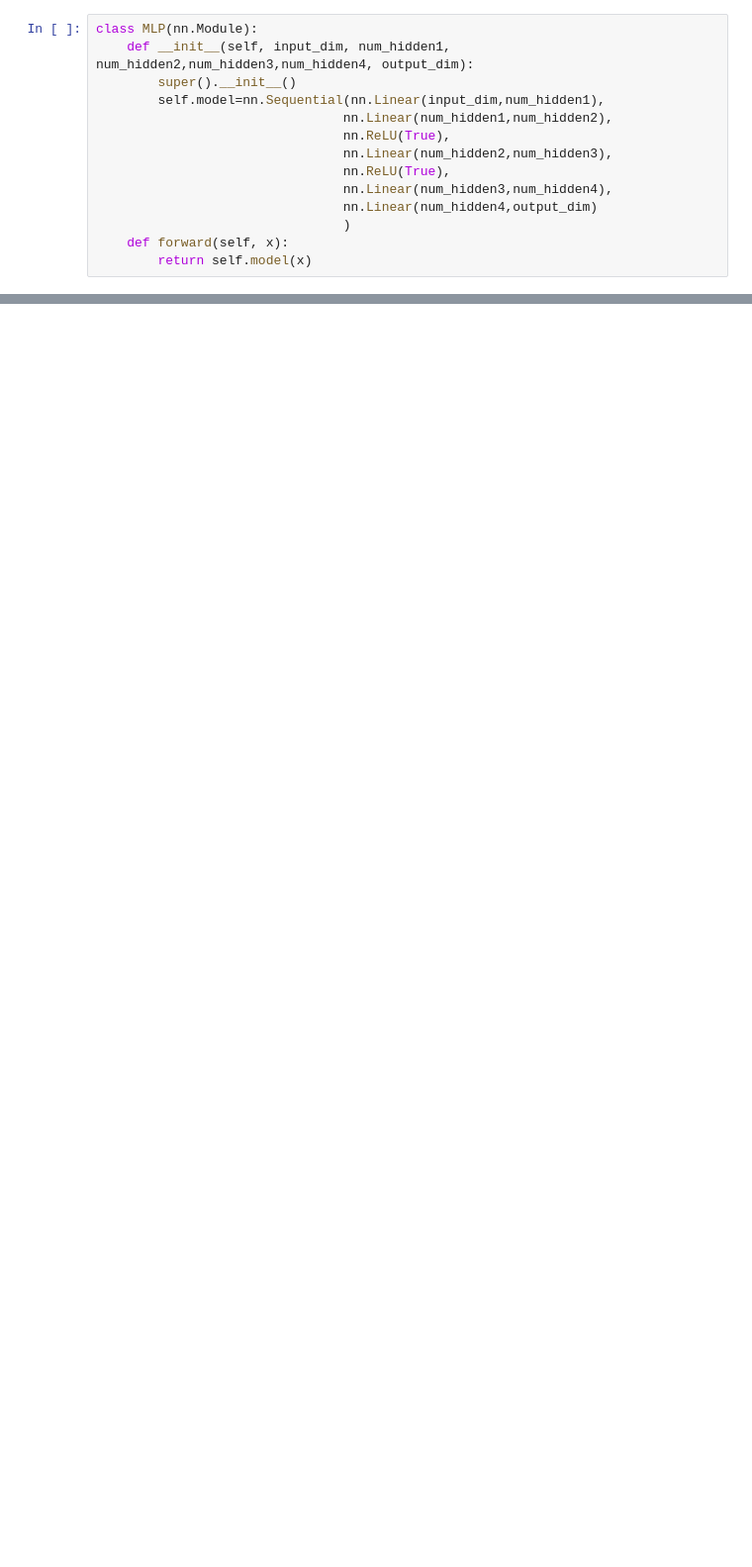
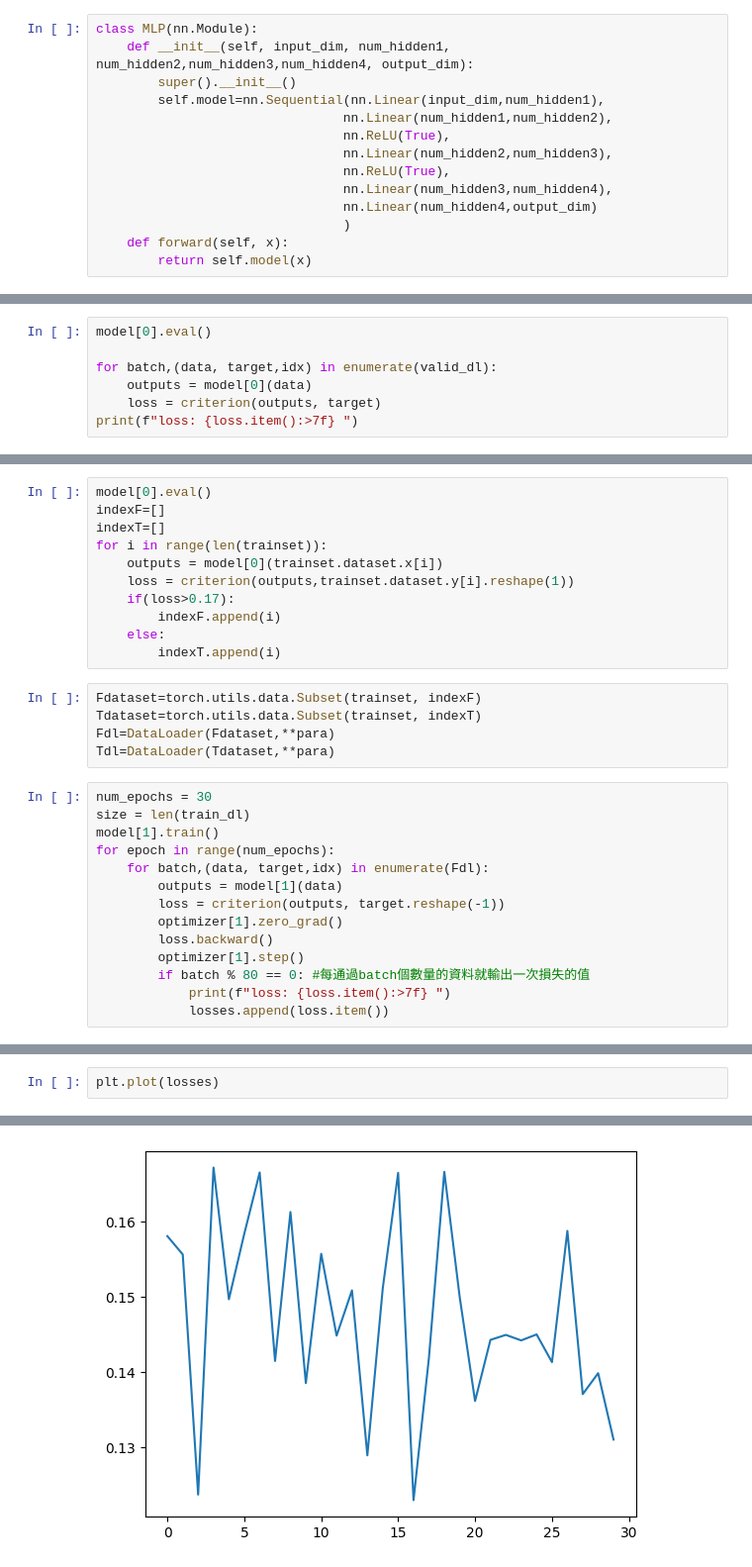
Before and after one commit to mindymj777/FunctionApproximation, a Jupyter notebook: FA.ipynb, the cells around one changed output, grey strips where cells are left out. Shown at 99% size. Saved outputs shown, nothing was run; the diff lists cells and outputs as text; blank space fills up the shorter version.

```diff
--- a/FA.ipynb
+++ b/FA.ipynb
@@ -111,0 +110,7 @@ plt.plot(losses)
+# %%
+model[0].eval()
+
+for batch,(data, target,idx) in enumerate(valid_dl):
+    outputs = model[0](data)
+    loss = criterion(outputs, target)
+print(f"loss: {loss.item():>7f} ")
@@ -111,0 +119,30 @@ plt.plot(losses)
+# %%
+model[0].eval()
+indexF=[]
+indexT=[]
+for i in range(len(trainset)):
+    outputs = model[0](trainset.dataset.x[i])
+    loss = criterion(outputs,trainset.dataset.y[i].reshape(1))
+    if(loss>0.17):
+        indexF.append(i)
+    else:
+        indexT.append(i)
+# %%
+Fdataset=torch.utils.data.Subset(trainset, indexF)
+Tdataset=torch.utils.data.Subset(trainset, indexT)
+Fdl=DataLoader(Fdataset,**para)
+Tdl=DataLoader(Tdataset,**para)
+# %%
+num_epochs = 30
+size = len(train_dl)
+model[1].train()
+for epoch in range(num_epochs):
+    for batch,(data, target,idx) in enumerate(Fdl):
+        outputs = model[1](data)
+        loss = criterion(outputs, target.reshape(-1))
+        optimizer[1].zero_grad()
+        loss.backward()
+        optimizer[1].step()
+        if batch % 80 == 0: #每通過batch個數量的資料就輸出一次損失的值
+            print(f"loss: {loss.item():>7f} ")
+            losses.append(loss.item())
@@ -111,0 +170,3 @@ plt.plot(losses)
+# %%
+plt.plot(losses)
+# %% [output]
@@ -111,0 +174 @@ plt.plot(losses)
+[figure, added]
```
Also changed, not shown: parts of 10 cells of this notebook.
